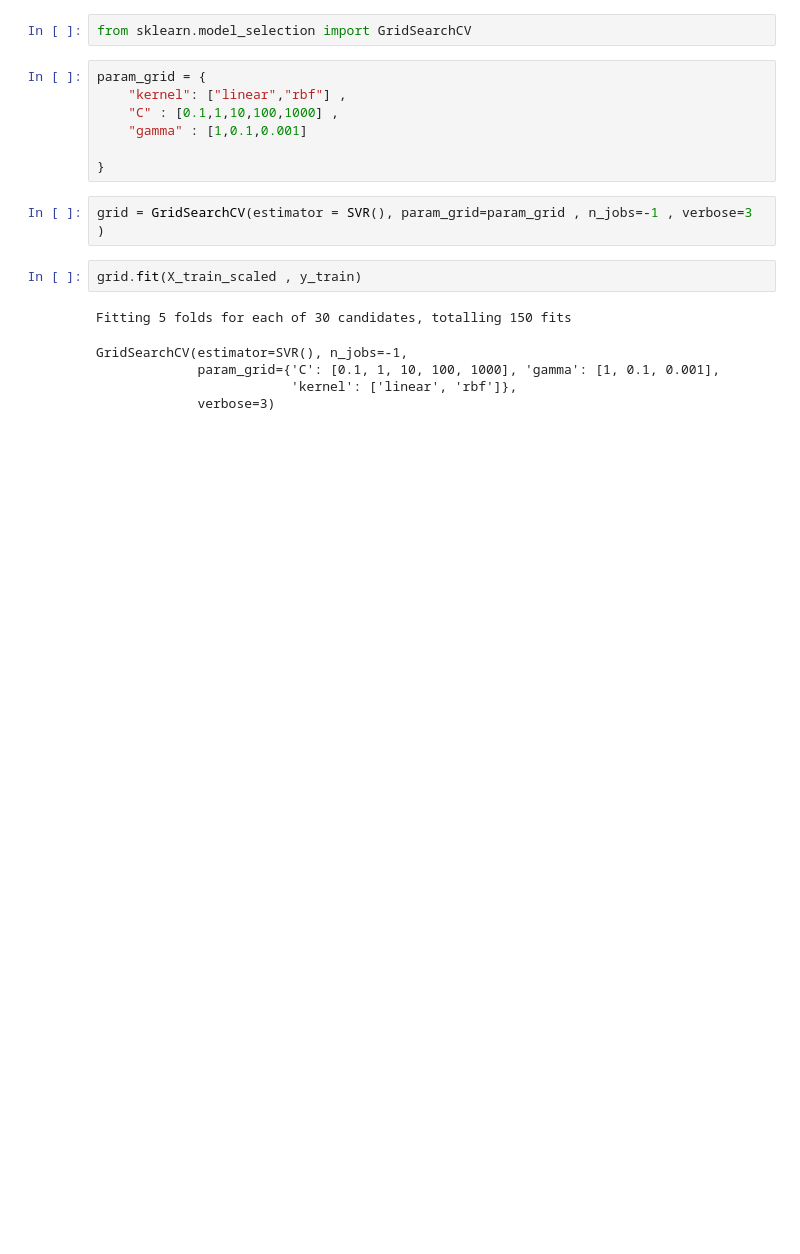
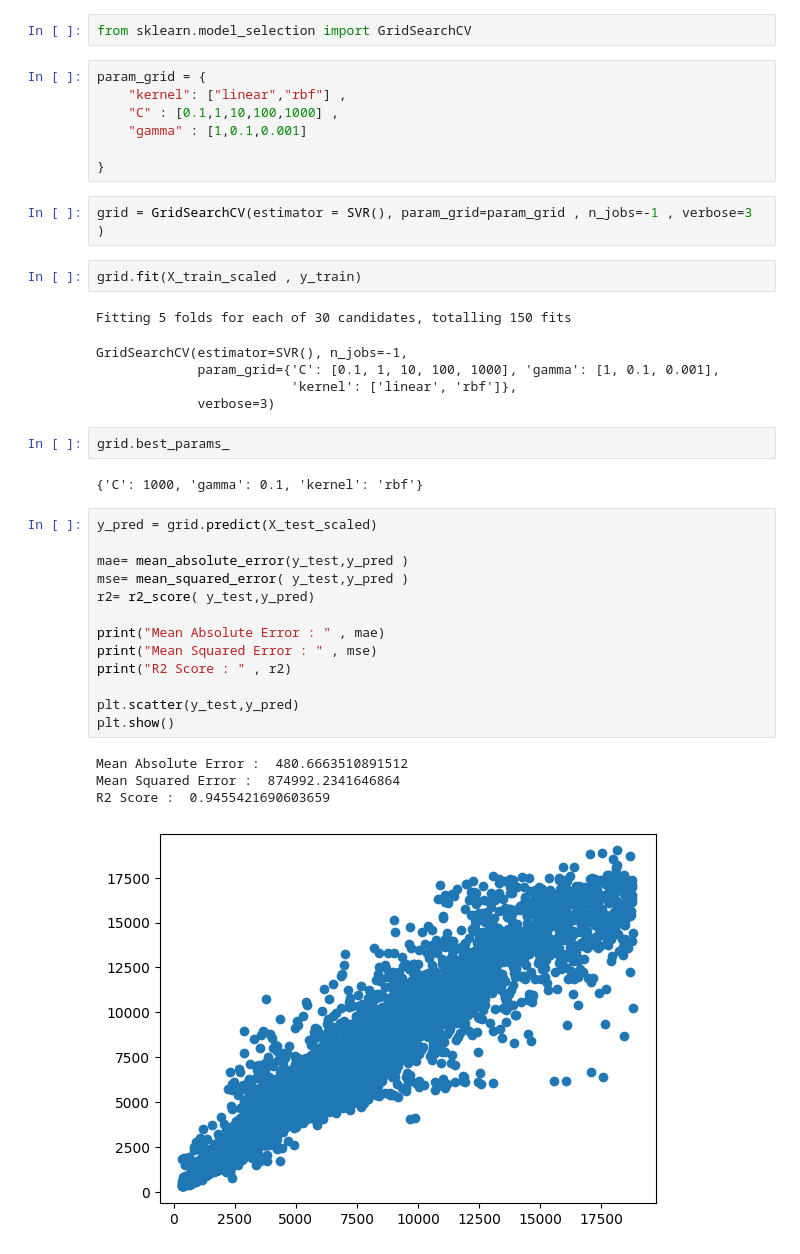
Before and after one commit to atanurgul/DiamondsDataML, a Jupyter notebook: MLdiamonds.ipynb, the cells around one changed output. Drawn from its saved outputs; the diff is of its cells as text; blank space fills up the shorter version.

```diff
--- a/MLdiamonds.ipynb
+++ b/MLdiamonds.ipynb
@@ -393,3 +393,25 @@ GridSearchCV(estimator=SVR(), n_jobs=-1,
              param_grid={'C': [0.1, 1, 10, 100, 1000], 'gamma': [1, 0.1, 0.001],
                          'kernel': ['linear', 'rbf']},
              verbose=3)
+# %%
+grid.best_params_
+# %% [output]
+{'C': 1000, 'gamma': 0.1, 'kernel': 'rbf'}
+# %%
+y_pred = grid.predict(X_test_scaled)
+
+mae= mean_absolute_error(y_test,y_pred )
+mse= mean_squared_error( y_test,y_pred )
+r2= r2_score( y_test,y_pred)
+
+print("Mean Absolute Error : " , mae)
+print("Mean Squared Error : " , mse)
+print("R2 Score : " , r2)
+
+plt.scatter(y_test,y_pred)
+plt.show()
+# %% [output]
+Mean Absolute Error :  480.6663510891512
+Mean Squared Error :  874992.2341646864
+R2 Score :  0.9455421690603659
+[figure, added]
```
Also changed, not shown: parts of 1 cell of this notebook.
